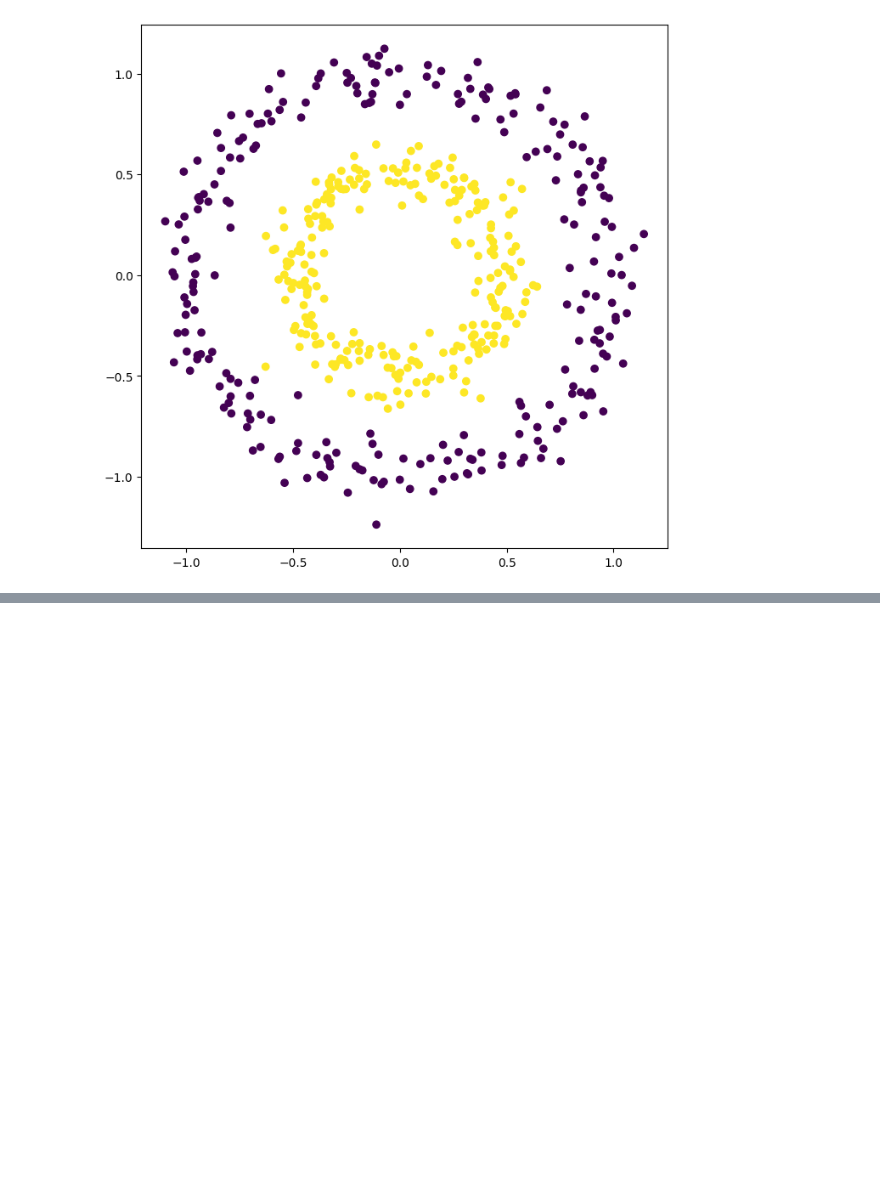
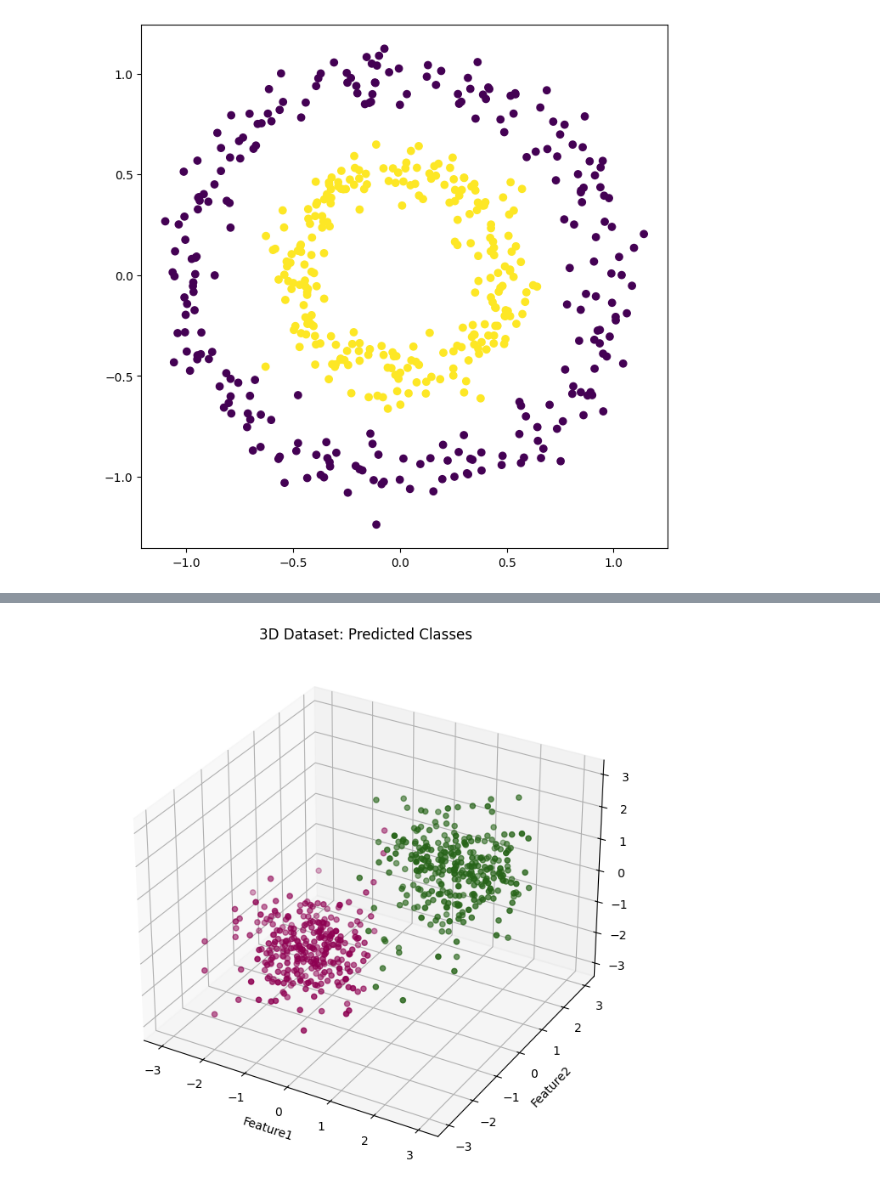
Before and after one commit to Sbiswas3011/DeepLearningAssignment1, a Jupyter notebook: cleanAttempt.ipynb, the cells around one changed output, grey strips where cells are left out. Cells and saved outputs as stored; diff of their text form; code cells hidden in the pictures; blank space fills up the shorter version.

```diff
--- a/cleanAttempt.ipynb
+++ b/cleanAttempt.ipynb
@@ -434,0 +527,8 @@ D2valmodel = LogisticRegressionTrainer(X2, y2)
+# %%
+D3valmodel.train(**top5_3D[0]['params'])
+D2valmodel.train(**top5_2D[0]['params'])
+
+d3loss, d3acc = D3valmodel.evaluate_test()
+d2loss, d2acc = D2valmodel.evaluate_test()
+print(f"3D Dataset - Loss: {d3loss}, Accuracy: {d3acc}")
+print(f"2D Dataset - Loss: {d2loss}, Accuracy: {d2acc}")
@@ -434,0 +538,31 @@ D2valmodel = LogisticRegressionTrainer(X2, y2)
+# %%
+newy1 = D3valmodel.predict(X1)
+newy2 = D2valmodel.predict(X2)
+
+df1_pred = pd.DataFrame(X1, columns=['Feature1', 'Feature2', 'Feature3'])
+df1_pred['Predicted'] = newy1  # add predictions as a new column
+
+# For the 2-feature dataset
+df2_pred = pd.DataFrame(X2, columns=['Feature1', 'Feature2'])
+df2_pred['Predicted'] = newy2  # add predictions as a new column
+# %%
+fig = plt.figure(figsize=(8, 8))
+ax = fig.add_subplot(111, projection='3d')
+
+ax.scatter(
+    df1_pred['Feature1'],
+    df1_pred['Feature2'],
+    df1_pred['Feature3'],
+    c=df1_pred['Predicted'],  # color by predicted class
+    cmap='PiYG'
+)
+
+ax.set_xlabel('Feature1')
+ax.set_ylabel('Feature2')
+ax.set_zlabel('Feature3')
+ax.set_title('3D Dataset: Predicted Classes')
+
+plt.show()
+plt.close(fig)
+# %% [output]
+[figure, added]
```
Also changed, not shown: parts of 7 cells of this notebook.
